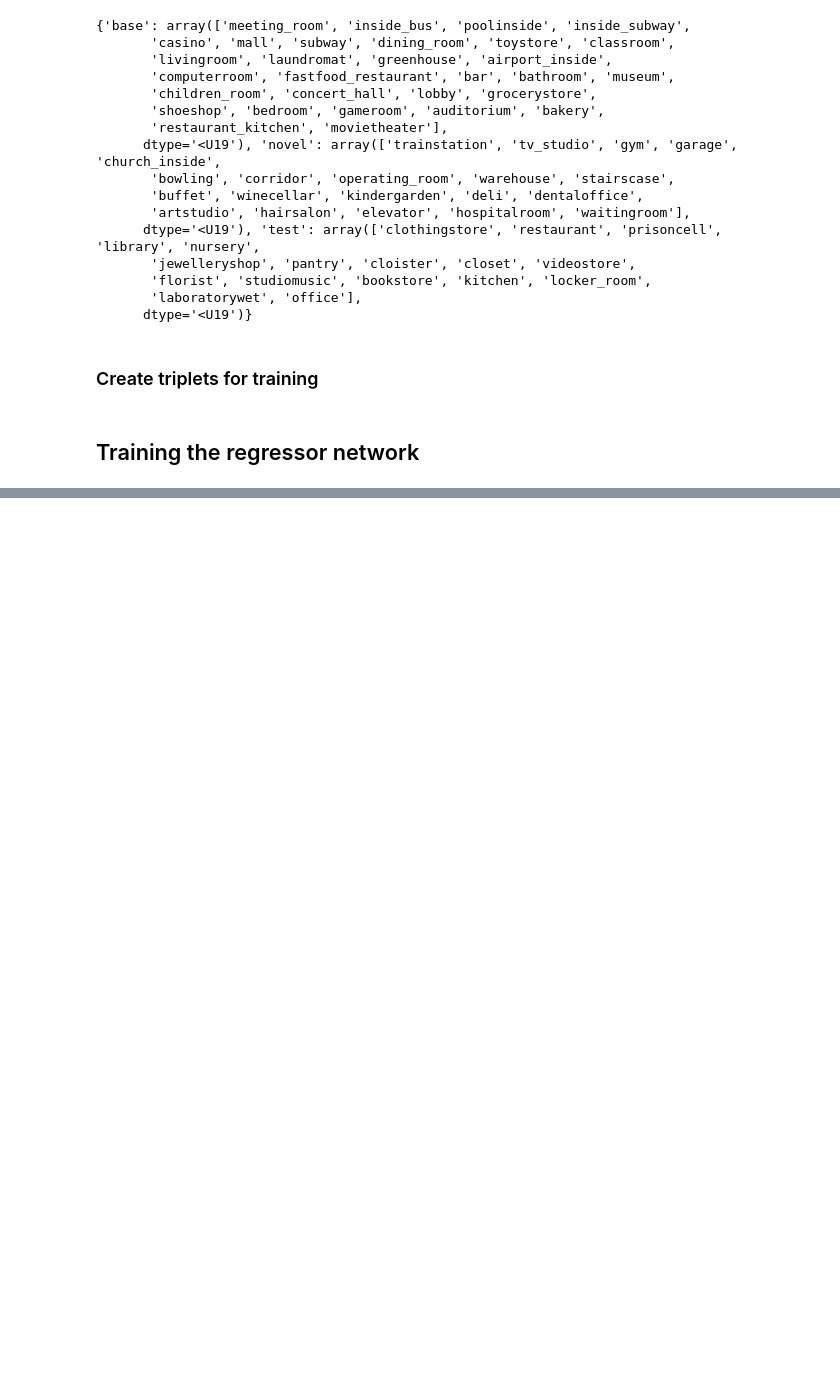
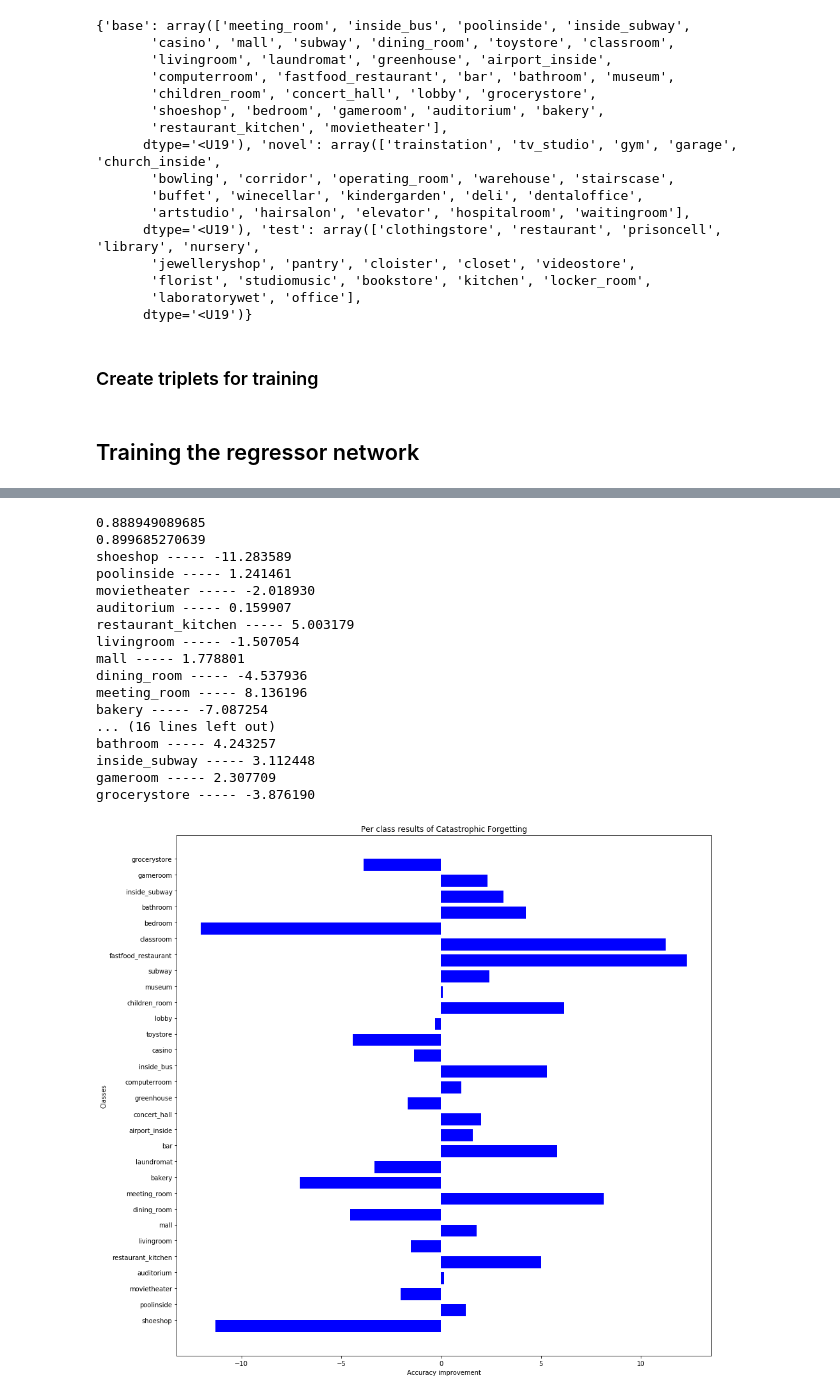
Before and after one commit to animeshramesh/incremental-learning, a Jupyter notebook: mit_67_svm-nonorm.ipynb, the cells around one changed output, grey strips where cells are left out. Drawn from its saved outputs; the diff is of its cells as text; code cells hidden in the pictures; blank space fills up the shorter version.

```diff
--- a/mit_67_svm-nonorm.ipynb
+++ b/mit_67_svm-nonorm.ipynb
@@ -502,0 +570,44 @@ preview_category('toystore')
+# %%
+print(np.mean(acc0))
+print(np.mean(acc2))
+
+
+x = []
+y = []
+for k, v in per_class_acc.items():
+    x.append(k)
+    y.append(np.mean(v)*100)
+
+    print('%s ----- %f'%(x[-1],y[-1]))
+
+
+
+fig, ax = plt.subplots(figsize=(15, 15))
+width = 0.75 # the width of the bars
+ind = np.arange(len(y))  # the x locations for the groups
+ax.barh(ind, y, width, color="blue")
+ax.set_yticks(ind+width/2)
+ax.set_yticklabels(x, minor=False)
+plt.title('Per class results of Catastrophic Forgetting')
+plt.xlabel('Accuracy improvement')
+plt.ylabel('Classes')
+plt.show()
+# %% [output]
+0.888949089685
+0.899685270639
+shoeshop ----- -11.283589
+poolinside ----- 1.241461
+movietheater ----- -2.018930
+auditorium ----- 0.159907
+restaurant_kitchen ----- 5.003179
+livingroom ----- -1.507054
+mall ----- 1.778801
+dining_room ----- -4.537936
+meeting_room ----- 8.136196
+bakery ----- -7.087254
+... (16 lines left out)
+bathroom ----- 4.243257
+inside_subway ----- 3.112448
+gameroom ----- 2.307709
+grocerystore ----- -3.876190
+[figure, added]
```
Also changed, not shown: parts of 10 cells of this notebook.
